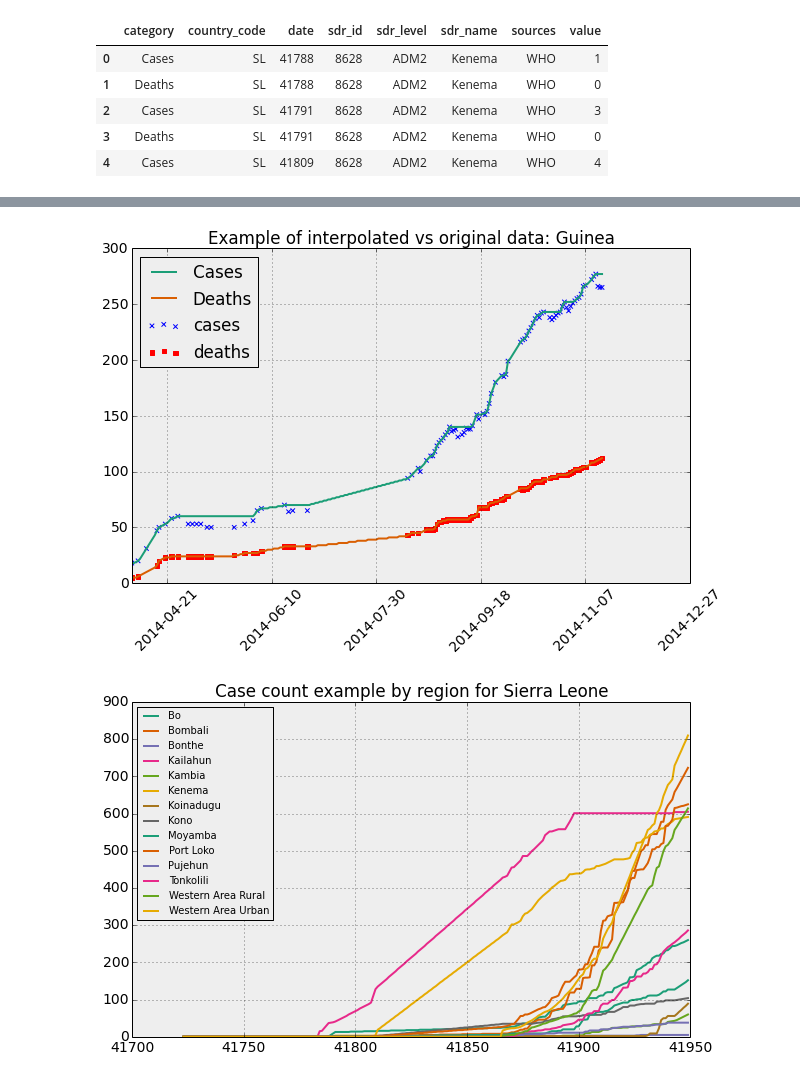
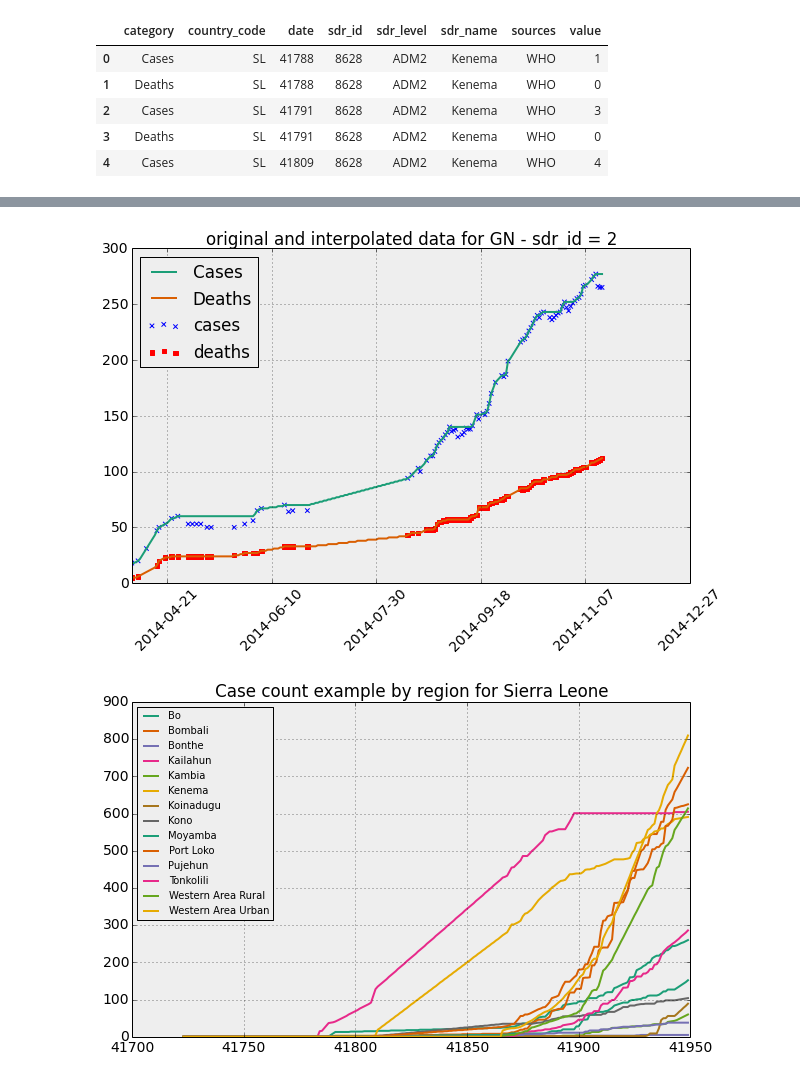
Before and after one commit to gsabran/data-science-project, a Jupyter notebook: code/Timeseries and Documentation.ipynb, the cells around one changed output, grey strips where cells are left out. Saved outputs shown, nothing was run; the diff lists cells and outputs as text; code cells hidden in the pictures.

```diff
--- a/code/Timeseries and Documentation.ipynb
+++ b/code/Timeseries and Documentation.ipynb
@@ -335,31 +332,39 @@ ts_interpolated.head()
 # %%
 ## plotting functions
 
 def plot(country_code, sdr_id, categories=ts_interpolated.category.unique(), delta=False):
     df = ts_interpolated[(ts_interpolated.country_code == country_code) & (ts_interpolated.sdr_id == sdr_id)]
-
     for idx, c in enumerate(categories):
         _df = df[(df.category == c)]
         if delta: plt.scatter(_df.date, _df.delta, label='delta ' + c, color=dark2_colors[idx], alpha=0.5)
         else: plt.plot(_df.date, _df.value, label=c)
 
     plt.legend(loc=2)
     display_date()
 
 def plot_interpolated_ts_and_original(country_code, sdr_id):
     plot(country_code, sdr_id, ['Cases', 'Deaths'])
     plot_raw(country_code, sdr_id)
     df = ts_interpolated[(ts_interpolated.country_code == country_code) & (ts_interpolated.sdr_id == sdr_id) & (ts_interpolated.type == 'original')]
     df = df[(df.category == 'Cases') | (df.category == 'Deaths')]
     first_day = df.min()['date']
     ax = plt.axis()
     plt.axis((first_day, ax[1], 0, ax[3]))
-    plt.title('Example of interpolated vs original data: Guinea')
-    #plt.title('original and interpolated data for ' + country_code + ' - sdr_id = ' + str(sdr_id))
+    #plt.title('Example of interpolated vs original data')
+    plt.title('original and interpolated data for ' + country_code + ' - sdr_id = ' + str(sdr_id))
     plt.show()
+
+def plot_raw(country_code, sdr_id):
+    cases = time_series[(time_series.country_code == country_code) & (time_series.sdr_id == sdr_id) & (time_series.category == 'Cases')]
+    deaths = time_series[(time_series.country_code == country_code) & (time_series.sdr_id == sdr_id) & (time_series.category == 'Deaths')]
+    plt.scatter(cases.date, cases.value, label='cases', marker='x', color='b')
+    plt.scatter(deaths.date, deaths.value, label='deaths', marker='s', color='r')
+    display_date()
+    plt.legend(loc=2)
+
 plot_interpolated_ts_and_original('GN', 2)
 # %% [output]
-[figure, old version]
+[figure, new version]
 # %%
 cross_table = pd.pivot_table(ts_interpolated, values='value', index=['country_code','sdr_name', 'date','sdr_id','sdr_level'], columns=['category'], aggfunc=np.sum)
 cross_table.reset_index(inplace=True)
```
Also changed, not shown: parts of 28 cells of this notebook.
